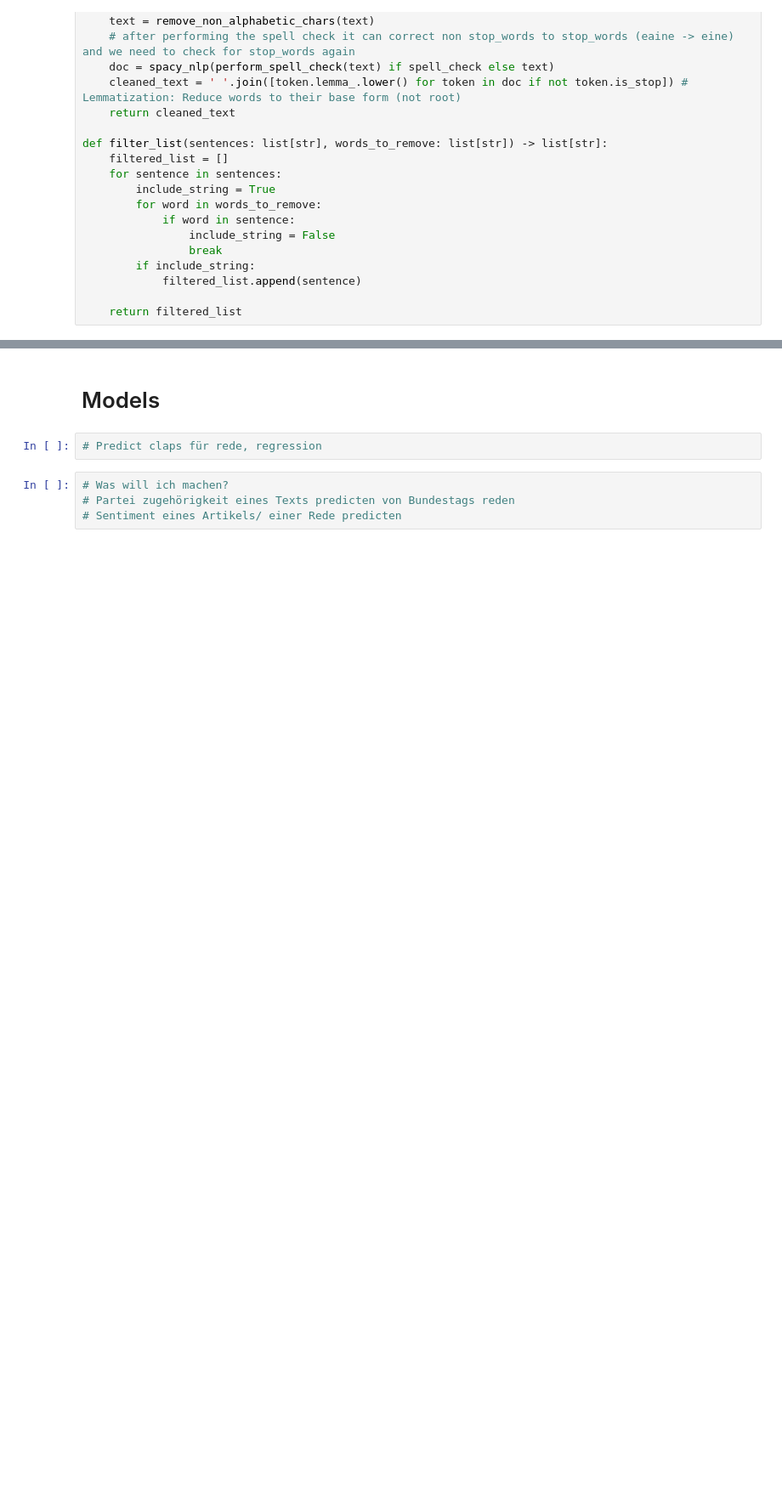
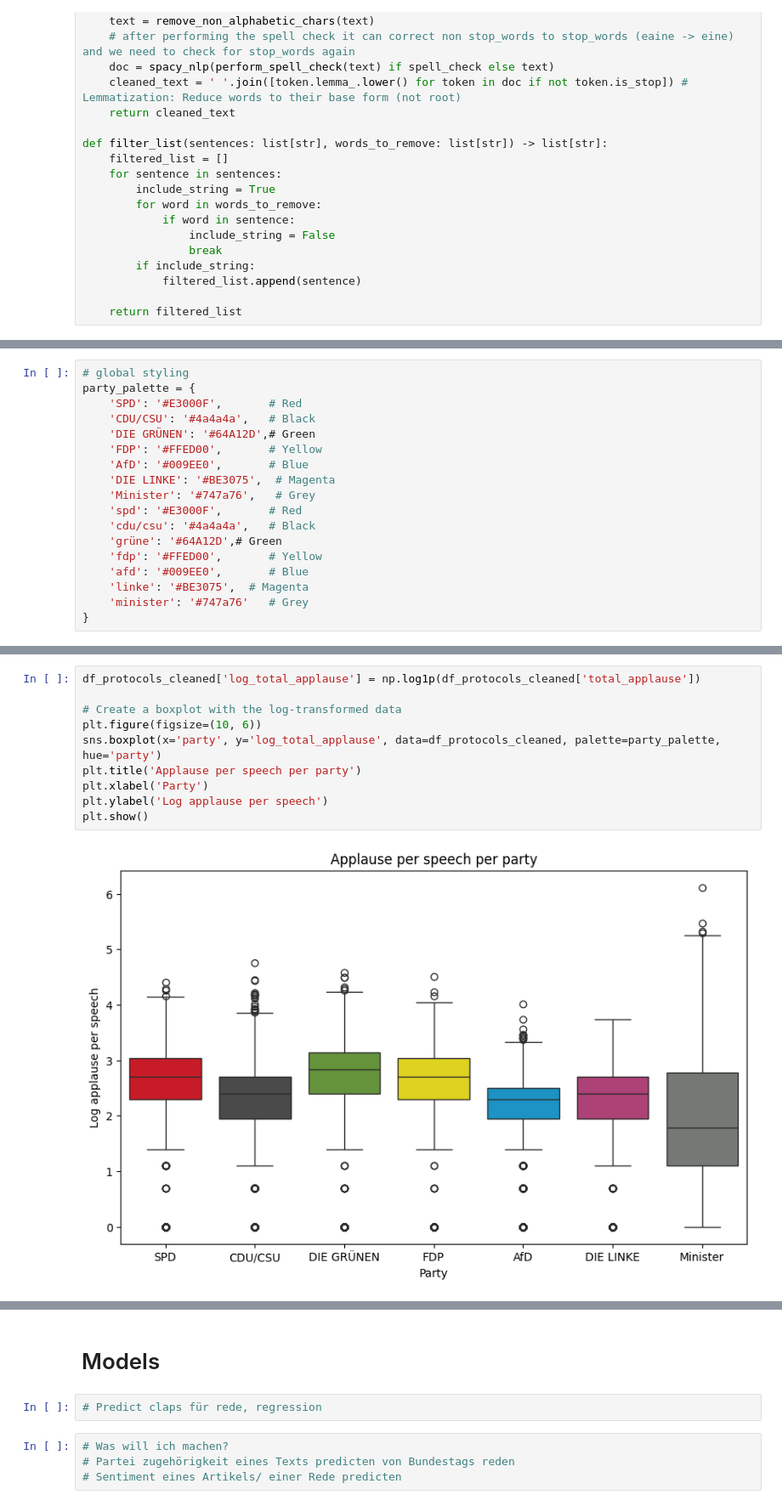
Before and after one commit to EricCpy/Newspaper-Aggregator, a Jupyter notebook: news_aggregator.ipynb, the cells around one changed output, grey strips where cells are left out. Shown at 85% size. Saved outputs shown, nothing was run; the diff lists cells and outputs as text; blank space fills up the shorter version.

```diff
--- a/news_aggregator.ipynb
+++ b/news_aggregator.ipynb
@@ -207,0 +214,18 @@ else:
+# %%
+# global styling
+party_palette = {
+    'SPD': '#E3000F',       # Red
+    'CDU/CSU': '#4a4a4a',   # Black
+    'DIE GRÜNEN': '#64A12D',# Green
+    'FDP': '#FFED00',       # Yellow
+    'AfD': '#009EE0',       # Blue
+    'DIE LINKE': '#BE3075',  # Magenta
+    'Minister': '#747a76',   # Grey
+    'spd': '#E3000F',       # Red
+    'cdu/csu': '#4a4a4a',   # Black
+    'grüne': '#64A12D',# Green
+    'fdp': '#FFED00',       # Yellow
+    'afd': '#009EE0',       # Blue
+    'linke': '#BE3075',  # Magenta
+    'minister': '#747a76'   # Grey
+}
@@ -207,0 +248,12 @@ else:
+# %%
+df_protocols_cleaned['log_total_applause'] = np.log1p(df_protocols_cleaned['total_applause'])
+
+# Create a boxplot with the log-transformed data
+plt.figure(figsize=(10, 6))
+sns.boxplot(x='party', y='log_total_applause', data=df_protocols_cleaned, palette=party_palette, hue='party')
+plt.title('Applause per speech per party')
+plt.xlabel('Party')
+plt.ylabel('Log applause per speech')
+plt.show()
+# %% [output]
+[figure, added]
```
Also changed, not shown: parts of 19 cells of this notebook, 2 other files.
